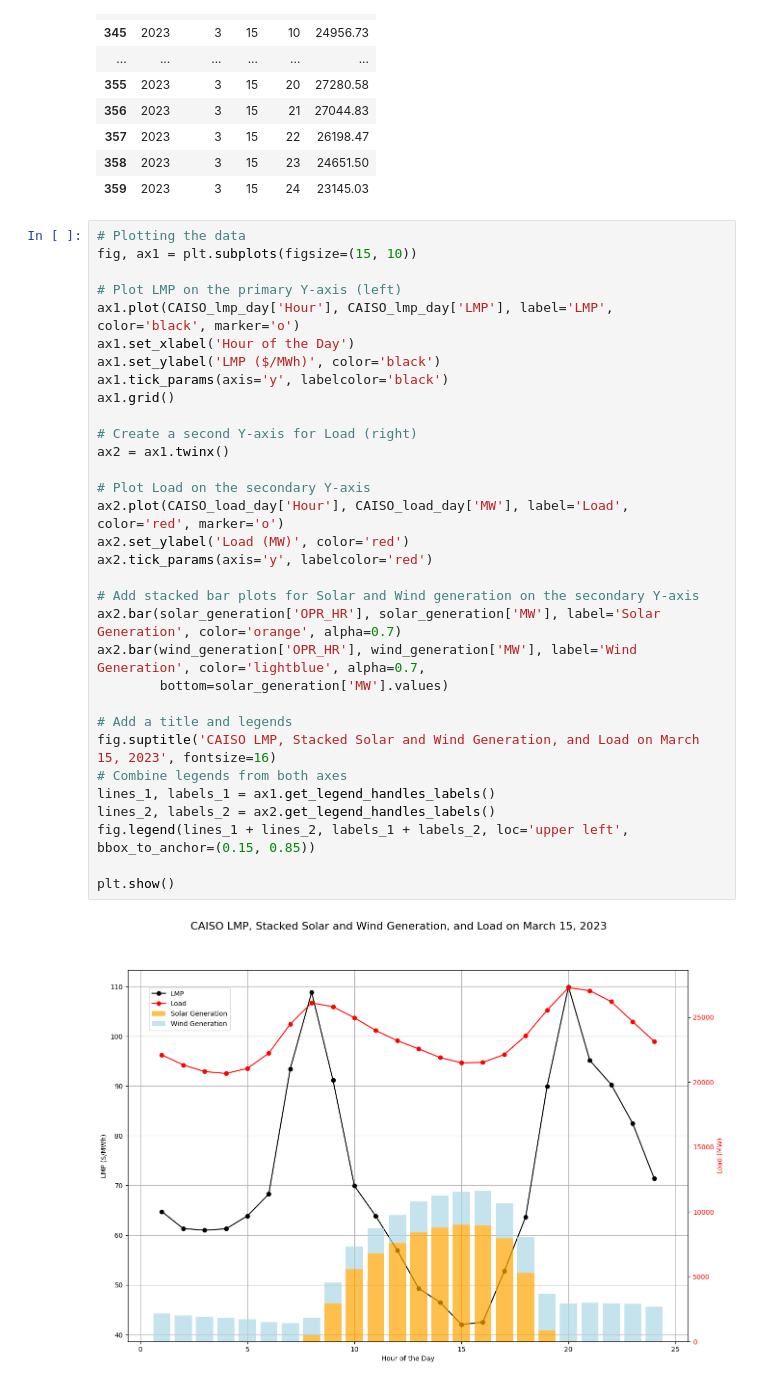
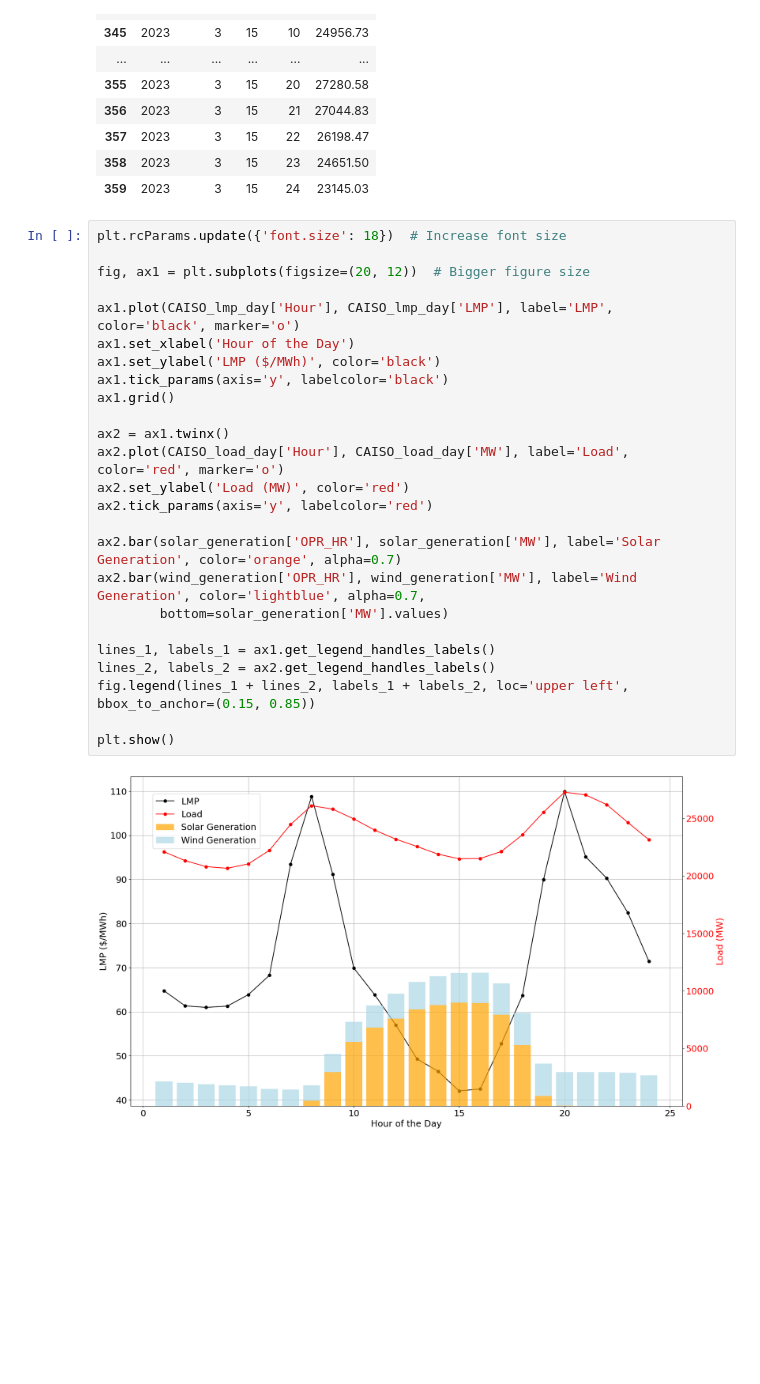
Before and after one commit to PierreBoK/CS-230-Deep-Learning-Project, a Jupyter notebook: source/Sandbox/Figures.ipynb, the cells around one changed output. Drawn from its saved outputs; the diff is of its cells as text; blank space fills up the shorter version.

```diff
--- a/source/Sandbox/Figures.ipynb
+++ b/source/Sandbox/Figures.ipynb
@@ -101,36 +101,29 @@ CAISO_load_day
 | 358 | 2023 | 3 | 15 | 23 | 24651.50 |
 | 359 | 2023 | 3 | 15 | 24 | 23145.03 |
 # %%
-# Plotting the data
-fig, ax1 = plt.subplots(figsize=(15, 10))
+plt.rcParams.update({'font.size': 18})  # Increase font size
 
-# Plot LMP on the primary Y-axis (left)
+fig, ax1 = plt.subplots(figsize=(20, 12))  # Bigger figure size
+
 ax1.plot(CAISO_lmp_day['Hour'], CAISO_lmp_day['LMP'], label='LMP', color='black', marker='o')
 ax1.set_xlabel('Hour of the Day')
 ax1.set_ylabel('LMP ($/MWh)', color='black')
 ax1.tick_params(axis='y', labelcolor='black')
 ax1.grid()
 
-# Create a second Y-axis for Load (right)
 ax2 = ax1.twinx()
-
-# Plot Load on the secondary Y-axis
 ax2.plot(CAISO_load_day['Hour'], CAISO_load_day['MW'], label='Load', color='red', marker='o')
 ax2.set_ylabel('Load (MW)', color='red')
 ax2.tick_params(axis='y', labelcolor='red')
 
-# Add stacked bar plots for Solar and Wind generation on the secondary Y-axis
 ax2.bar(solar_generation['OPR_HR'], solar_generation['MW'], label='Solar Generation', color='orange', alpha=0.7)
 ax2.bar(wind_generation['OPR_HR'], wind_generation['MW'], label='Wind Generation', color='lightblue', alpha=0.7,
         bottom=solar_generation['MW'].values)
 
-# Add a title and legends
-fig.suptitle('CAISO LMP, Stacked Solar and Wind Generation, and Load on March 15, 2023', fontsize=16)
-# Combine legends from both axes
 lines_1, labels_1 = ax1.get_legend_handles_labels()
 lines_2, labels_2 = ax2.get_legend_handles_labels()
 fig.legend(lines_1 + lines_2, labels_1 + labels_2, loc='upper left', bbox_to_anchor=(0.15, 0.85))
 
 plt.show()
 # %% [output]
-[figure, old version]
+[figure, new version]
```
Also changed, not shown: 17 other files.
